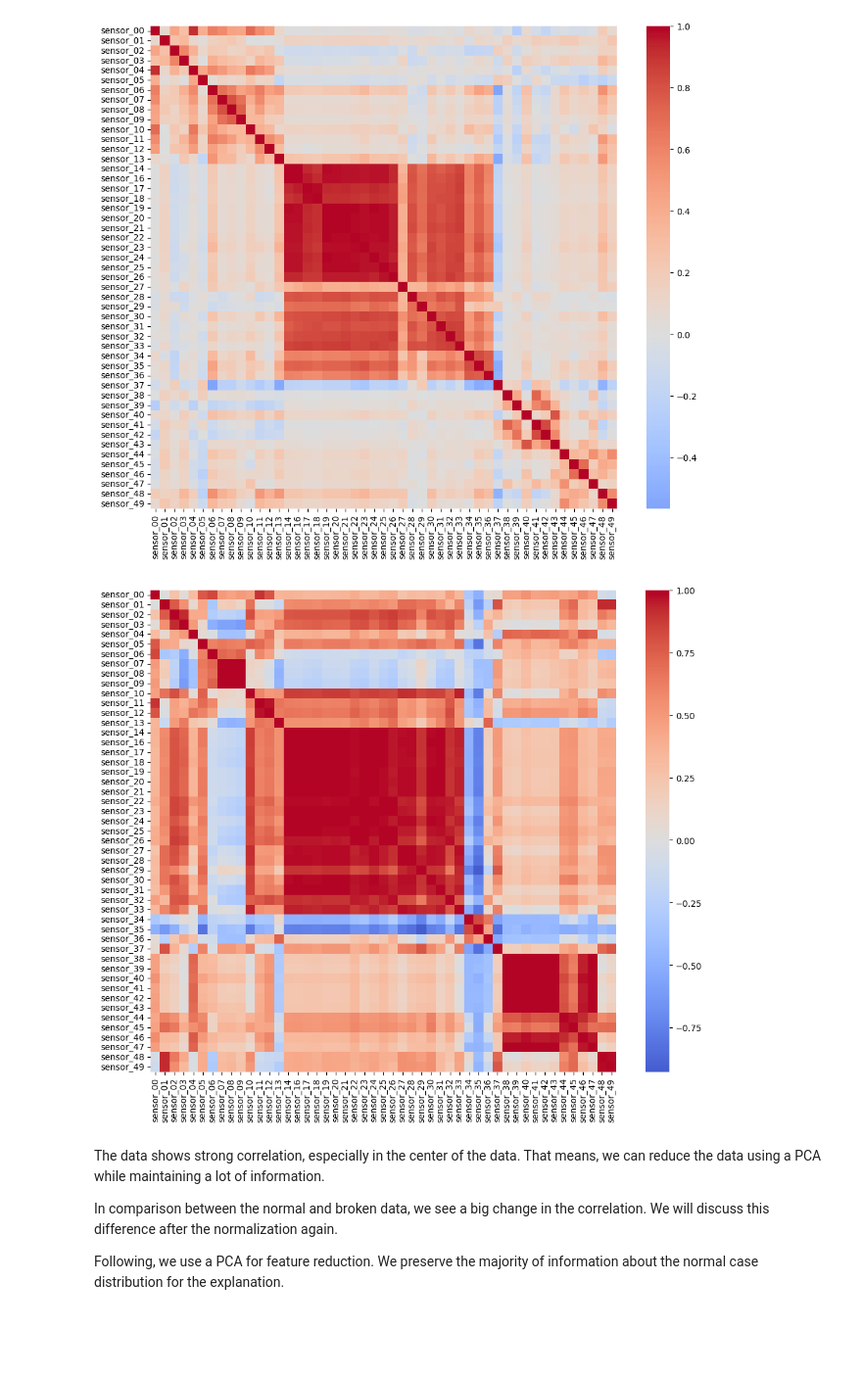
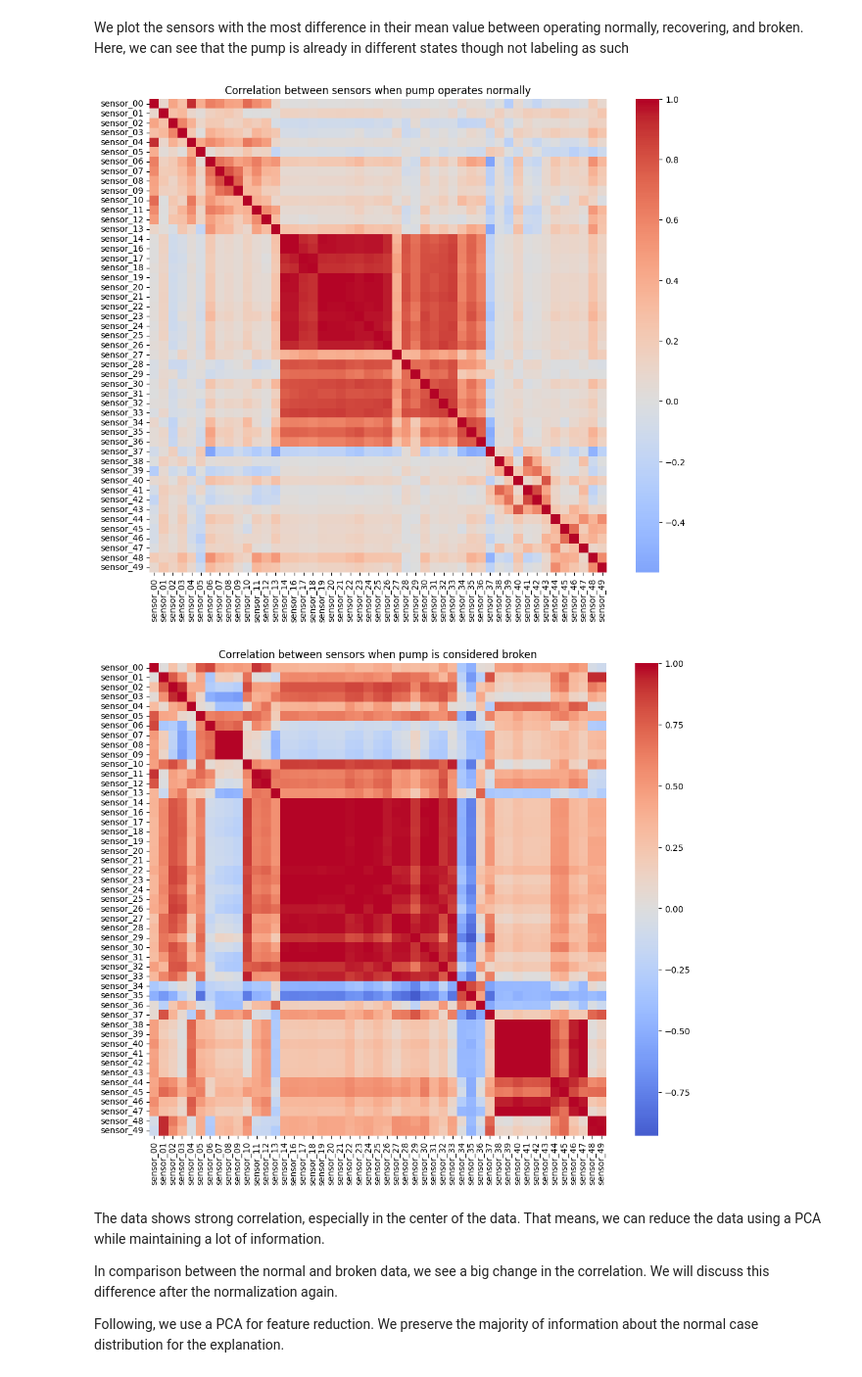
Before and after one commit to DrDiemotma/Demos, a Jupyter notebook: Notebooks/PredictiveMaintenanceExample.ipynb, the cells around one changed output. Shown: that part at 98% size. Cells and saved outputs as stored; diff of their text form; code cells hidden in the pictures; blank space fills up the shorter version.

```diff
--- a/Notebooks/PredictiveMaintenanceExample.ipynb
+++ b/Notebooks/PredictiveMaintenanceExample.ipynb
@@ -119,19 +167,24 @@ df_recovering = df.where(F.col(MACHINE_STATUS) == Status.RECOVERING)
+# %% [markdown]
+We plot the sensors with the most difference in their mean value between operating normally, recovering, and broken.
+Here, we can see that the pump is already in different states though not labeling as such
 # %%
 if VISUALIZATION:
     corr = df_normal.toPandas()[sensors].corr()
     plt.figure(figsize=(12, 10))
     sns.heatmap(corr, cmap="coolwarm", center=0)
+    plt.title("Correlation between sensors when pump operates normally")
     plt.show()
 # %% [output]
-[figure, old version]
+[figure, new version]
 # %%
 if VISUALIZATION:
     corr = df_broken.toPandas()[sensors].corr()
     plt.figure(figsize=(12, 10))
     sns.heatmap(corr, cmap="coolwarm", center=0)
+    plt.title("Correlation between sensors when pump is considered broken")
     plt.show()
 # %% [output]
-[figure, old version]
+[figure, new version]
 # %% [markdown]
 The data shows strong correlation, especially in the center of the data.
 That means, we can reduce the data using a PCA while maintaining a lot of information.
```
Also changed, not shown: parts of 15 cells of this notebook.
